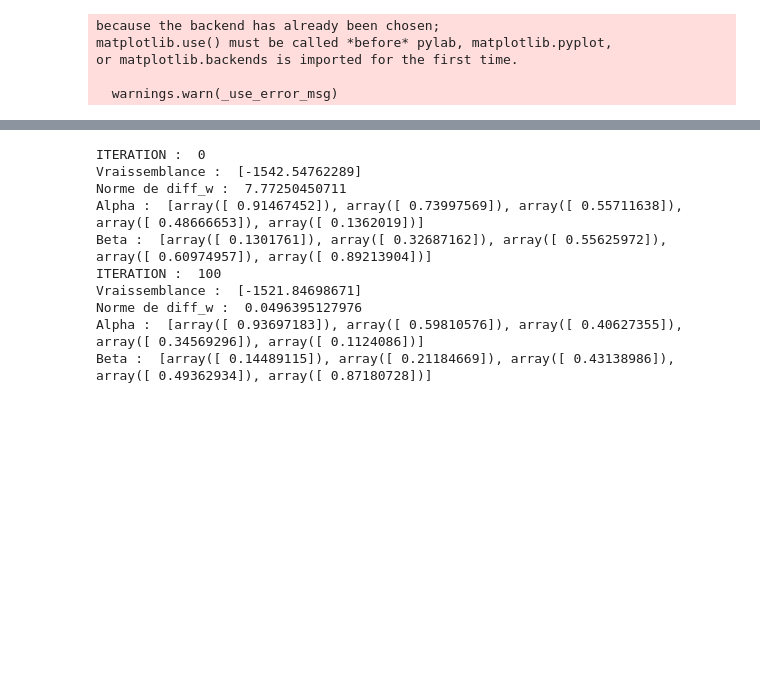
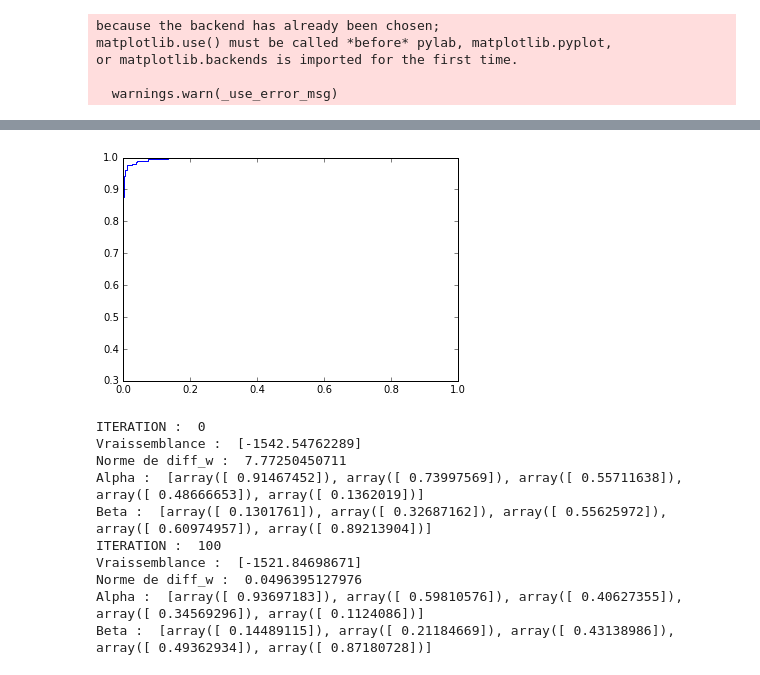
Before and after one commit to aurianeb/Learning-Crowds, a Jupyter notebook: EM.ipynb, the cells around one changed output, grey strips where cells are left out. Cells and saved outputs as stored; diff of their text form; code cells hidden in the pictures; blank space fills up the shorter version.

```diff
--- a/EM.ipynb
+++ b/EM.ipynb
@@ -237,3 +243,7 @@ LE SCORE NAIF DE MOYENNE DES ANNOTATEURS EST DE :  0.479789103691
+# %%
+breast.roc()
+# %% [output]
+[figure, added]
 # %%
 debug = model(11, 5)
 debug.chargeData('Datasets/Debug.csv')
```
Also changed, not shown: parts of 4 cells of this notebook.
